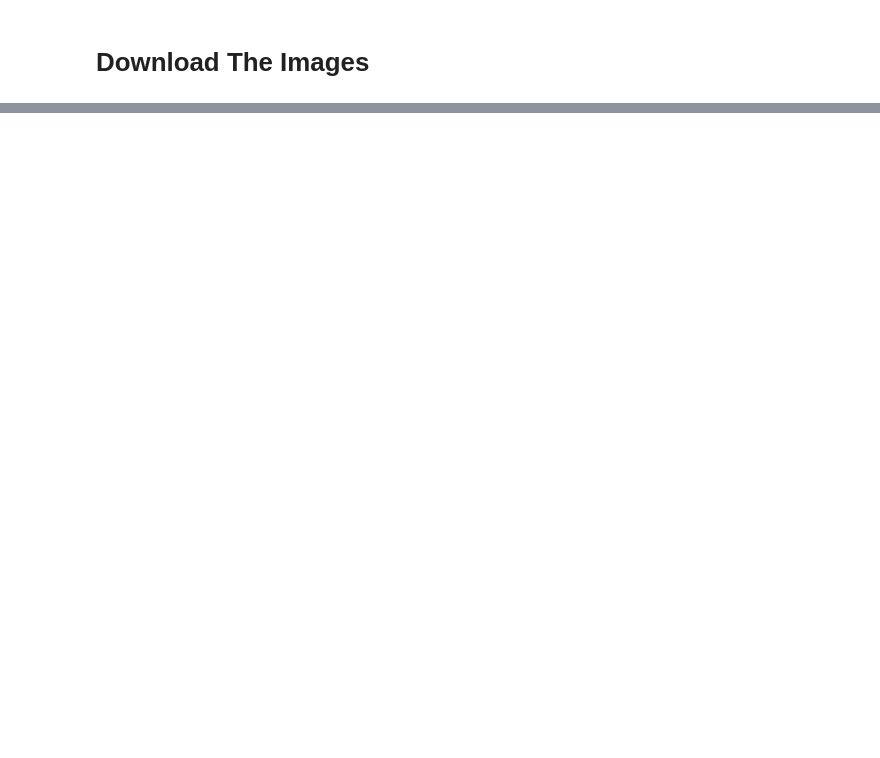
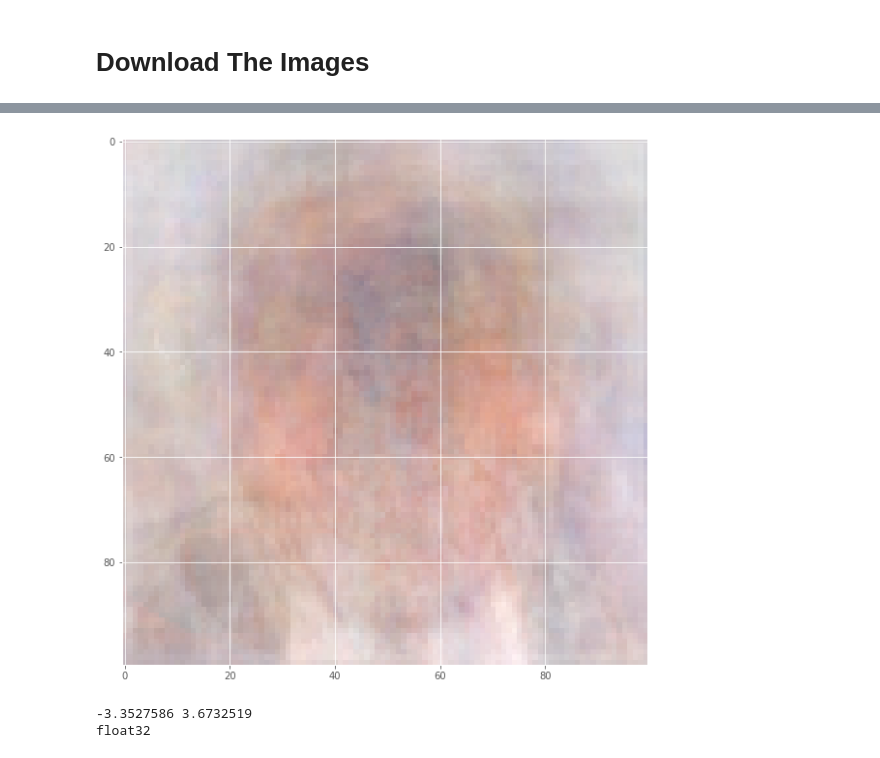
Before and after one commit to vibertthio/deep-learning-practice, a Jupyter notebook: session-1/do-hw-1.ipynb, the cells around one changed output, grey strips where cells are left out. Cells and saved outputs as stored; diff of their text form; code cells hidden in the pictures; blank space fills up the shorter version.

```diff
--- a/session-1/do-hw-1.ipynb
+++ b/session-1/do-hw-1.ipynb
@@ -63,0 +107,8 @@ HTML("""<style> .rendered_html code {
+# %%
+assert(std_img.shape == (100, 100) or std_img.shape == (100, 100, 3))
+plt.figure(figsize=(10, 10))
+std_img_show = std_img / np.max(std_img)
+plt.imshow(std_img_show)
+plt.imsave(arr=std_img_show, fname='std.png')
+# %% [output]
+[figure, added]
@@ -63,0 +117,7 @@ HTML("""<style> .rendered_html code {
+# %%
+norm_imgs = sess.run(norm_imgs_op)
+print(np.min(norm_imgs), np.max(norm_imgs))
+print(imgs.dtype)
+# %% [output]
+-3.3527586 3.6732519
+float32
```
Also changed, not shown: parts of 21 cells of this notebook, 8 other files.
